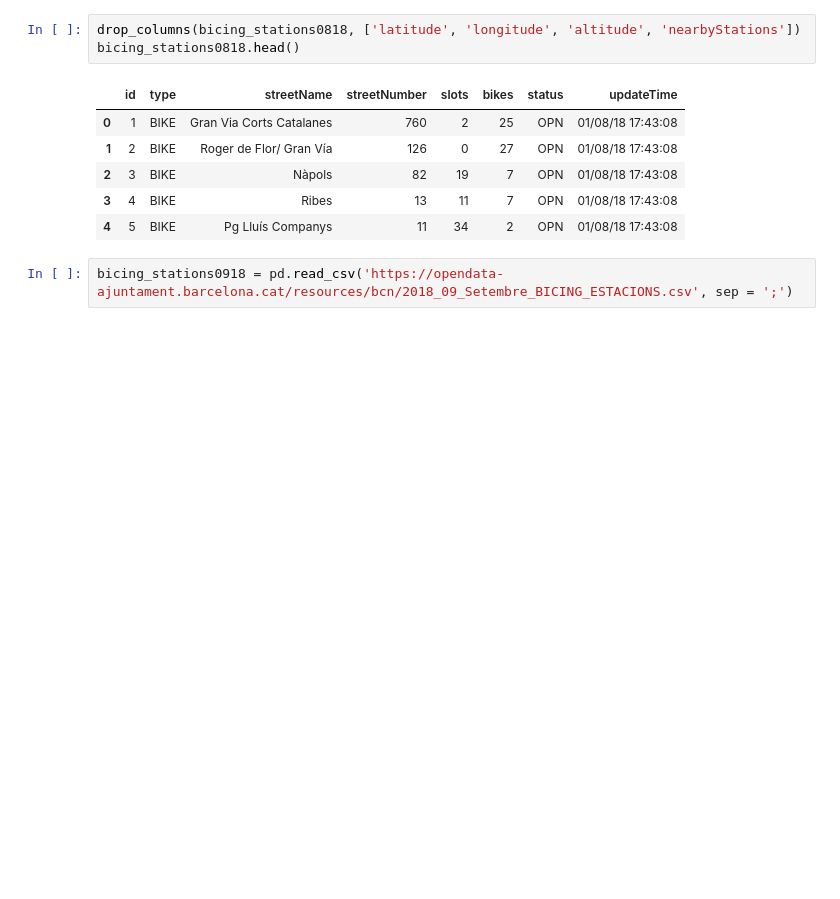
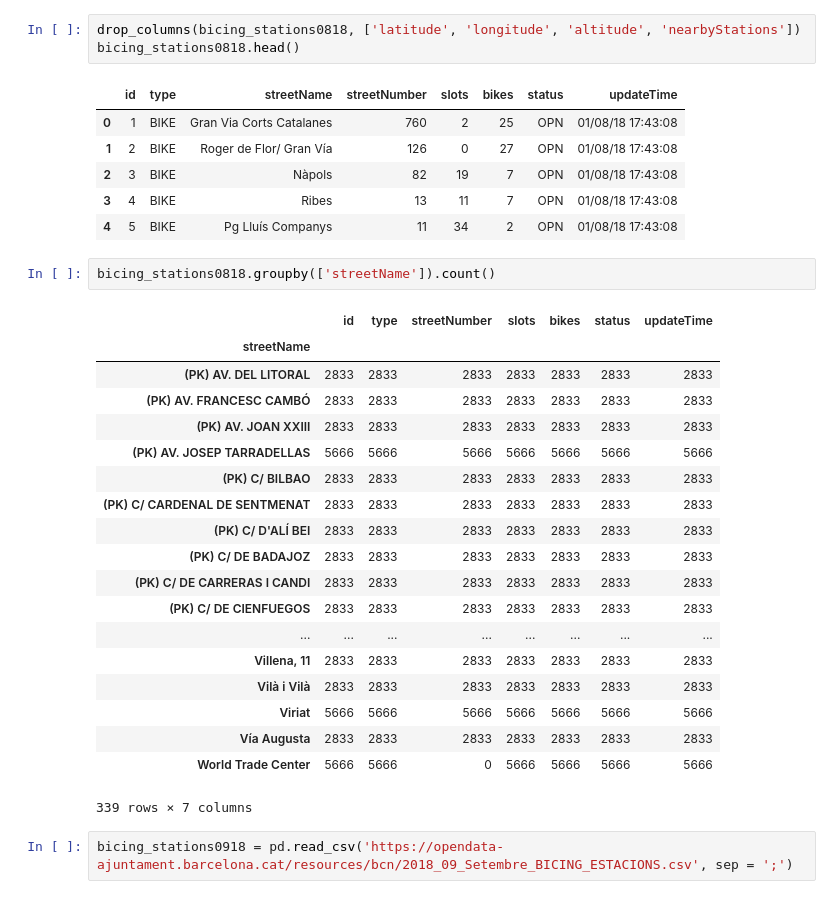
Before and after one commit to jonathan9879/barcelona_data, a Jupyter notebook: Data_tables.ipynb, the cells around one changed output. Cells and saved outputs as stored; diff of their text form; blank space fills up the shorter version.

```diff
--- a/Data_tables.ipynb
+++ b/Data_tables.ipynb
@@ -298,6 +322,28 @@ bicing_stations0818.head()
 | 2 | 3 | BIKE | Nàpols | 82 | 19 | 7 | OPN | 01/08/18 17:43:08 |
 | 3 | 4 | BIKE | Ribes | 13 | 11 | 7 | OPN | 01/08/18 17:43:08 |
 | 4 | 5 | BIKE | Pg Lluís Companys | 11 | 34 | 2 | OPN | 01/08/18 17:43:08 |
+# %%
+bicing_stations0818.groupby(['streetName']).count()
+# %% [output]
+|  | id | type | streetNumber | slots | bikes | status | updateTime |
+| streetName |  |  |  |  |  |  |  |
+| (PK) AV. DEL LITORAL | 2833 | 2833 | 2833 | 2833 | 2833 | 2833 | 2833 |
+| (PK) AV. FRANCESC CAMBÓ | 2833 | 2833 | 2833 | 2833 | 2833 | 2833 | 2833 |
+| (PK) AV. JOAN XXIII | 2833 | 2833 | 2833 | 2833 | 2833 | 2833 | 2833 |
+| (PK) AV. JOSEP TARRADELLAS | 5666 | 5666 | 5666 | 5666 | 5666 | 5666 | 5666 |
+| (PK) C/ BILBAO | 2833 | 2833 | 2833 | 2833 | 2833 | 2833 | 2833 |
+| (PK) C/ CARDENAL DE SENTMENAT | 2833 | 2833 | 2833 | 2833 | 2833 | 2833 | 2833 |
+| (PK) C/ D'ALÍ BEI | 2833 | 2833 | 2833 | 2833 | 2833 | 2833 | 2833 |
+| (PK) C/ DE BADAJOZ | 2833 | 2833 | 2833 | 2833 | 2833 | 2833 | 2833 |
+| (PK) C/ DE CARRERAS I CANDI | 2833 | 2833 | 2833 | 2833 | 2833 | 2833 | 2833 |
+| (PK) C/ DE CIENFUEGOS | 2833 | 2833 | 2833 | 2833 | 2833 | 2833 | 2833 |
+| ... | ... | ... | ... | ... | ... | ... | ... |
+| Villena, 11 | 2833 | 2833 | 2833 | 2833 | 2833 | 2833 | 2833 |
+| Vilà i Vilà | 2833 | 2833 | 2833 | 2833 | 2833 | 2833 | 2833 |
+| Viriat | 5666 | 5666 | 5666 | 5666 | 5666 | 5666 | 5666 |
+| Vía Augusta | 2833 | 2833 | 2833 | 2833 | 2833 | 2833 | 2833 |
+| World Trade Center | 5666 | 5666 | 0 | 5666 | 5666 | 5666 | 5666 |
+339 rows × 7 columns
 # %%
 bicing_stations0918 = pd.read_csv('https://opendata-ajuntament.barcelona.cat/resources/bcn/2018_09_Setembre_BICING_ESTACIONS.csv', sep = ';')
 # %%
```
Also changed, not shown: parts of 7 cells of this notebook.
